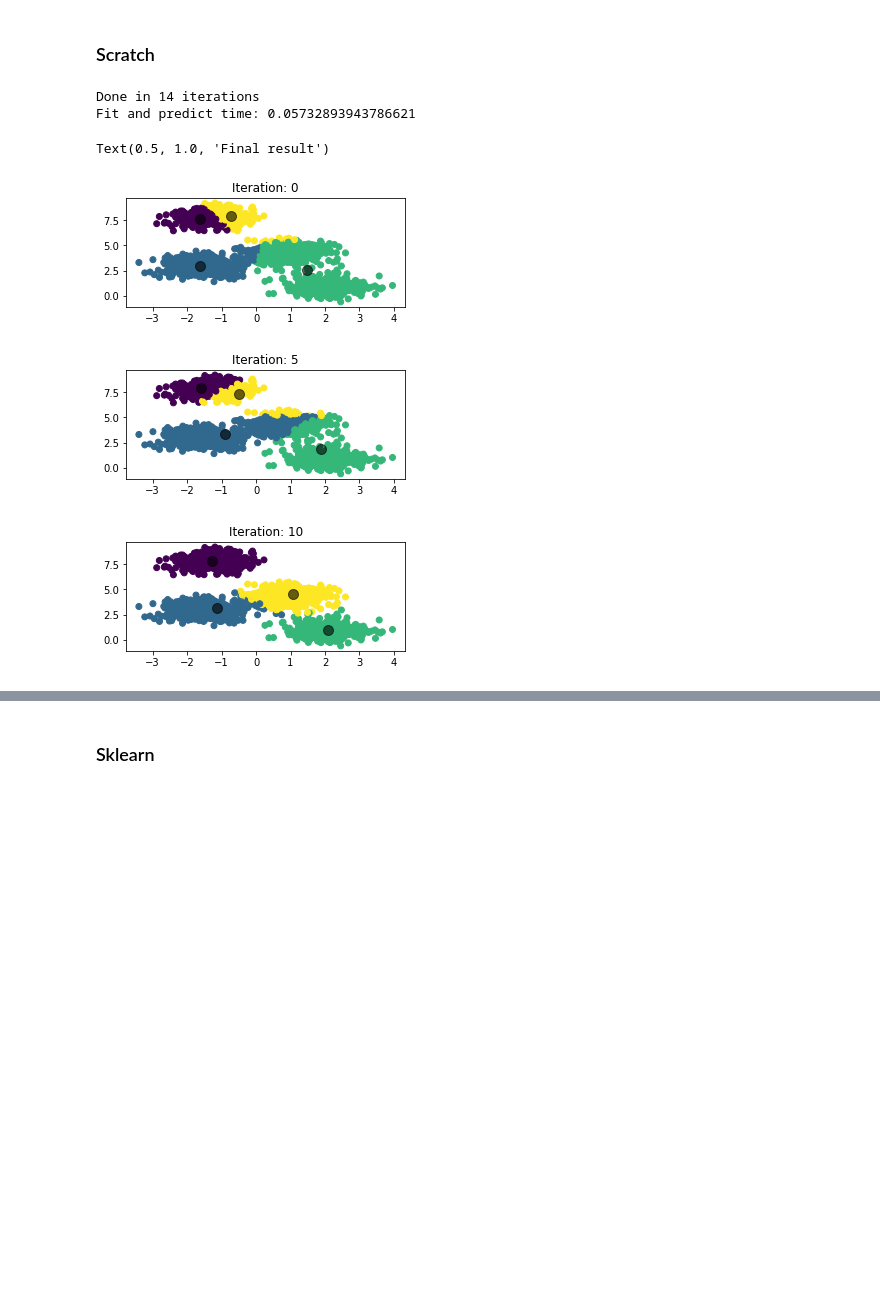
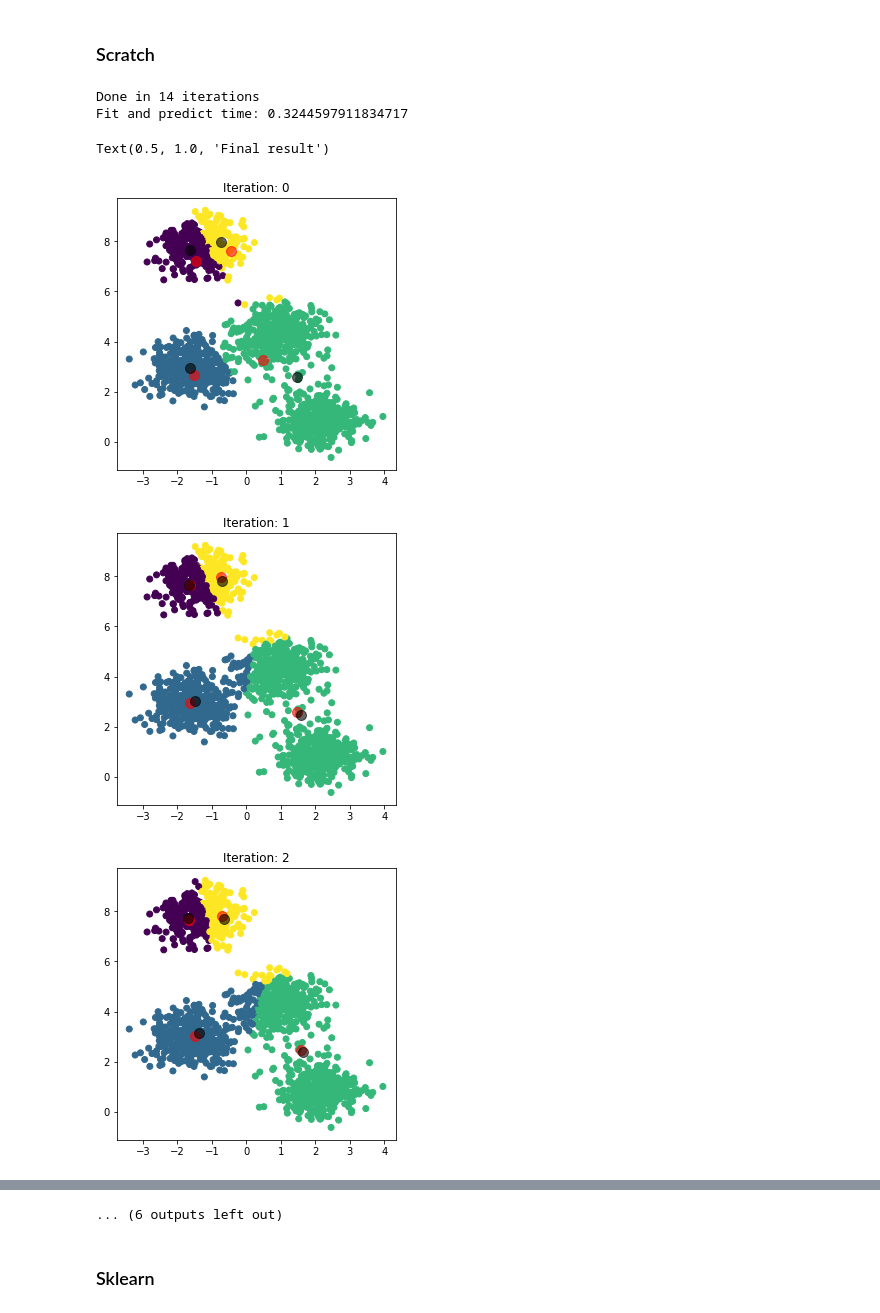
Before and after one commit to ruke1ire/AIT, a Jupyter notebook: Programming/JupyterLab/Python-for-DS-AI/new_lecture_notes/10 - Unsupervised Learning - Clustering.ipynb, the cells around one changed output, grey strips where cells are left out. Drawn from its saved outputs; the diff is of its cells as text; code cells hidden in the pictures; blank space fills up the shorter version.

```diff
--- a/Programming/JupyterLab/Python-for-DS-AI/new_lecture_notes/10 - Unsupervised Learning - Clustering.ipynb
+++ b/Programming/JupyterLab/Python-for-DS-AI/new_lecture_notes/10 - Unsupervised Learning - Clustering.ipynb
@@ -124,37 +124,38 @@ def kmeans(X, n_clusters):
         #plotting purpose
         #plot every 5th iteration to save space
         #remove this if, if you want to see each snapshot
-        if (iteration % 5 == 0):
-            pred = pairwise_distances_argmin(X, new_centers)
-            plt.figure(figsize=(5, 2))
+        if (iteration % 1 == 0):
+            pred = pairwise_distances_argmin(X, centers)
+            plt.figure(figsize=(5, 5))
             plt.title(f"Iteration: {iteration}")
             plt.scatter(X[:, 0], X[:, 1], c=pred)
+            plt.scatter(centers[:,0],centers[:,1],s=100,c='red',alpha=0.6)
             plt.scatter(new_centers[:, 0], new_centers[:, 1], s=100, c="black", alpha=0.6)
 
         #4 stopping criteria - if centers do not
         #change anymore, we stop!
         if(np.allclose(centers, new_centers)):
             break
         else:
             centers = new_centers
             iteration+=1
 
     print(f"Done in {iteration} iterations")
     return centers
 
 def predict(X, centers):
     return pairwise_distances_argmin(X, centers)
 
 start = time()
 preds = predict(X, kmeans(X, n_clusters=4))
 print(f"Fit and predict time: {time() - start}")
 plt.figure()
 plt.scatter(X[:, 0], X[:, 1], c=preds, s=50)
 plt.title("Final result")
 # %% [output]
 Done in 14 iterations
-Fit and predict time: 0.05732893943786621
+Fit and predict time: 0.3244597911834717
 Text(0.5, 1.0, 'Final result')
-[figure, old version]
+[figure, new version]
-[figure, old version]
+[figure, new version]
-[figure, old version]
+[figure, new version]
@@ -162,3 +169,4 @@ Text(0.5, 1.0, 'Final result')
+... (6 outputs left out)
 # %% [markdown]
 ### Sklearn
 # %%
```
Also changed, not shown: parts of 1 cell of this notebook, 1 other file.
